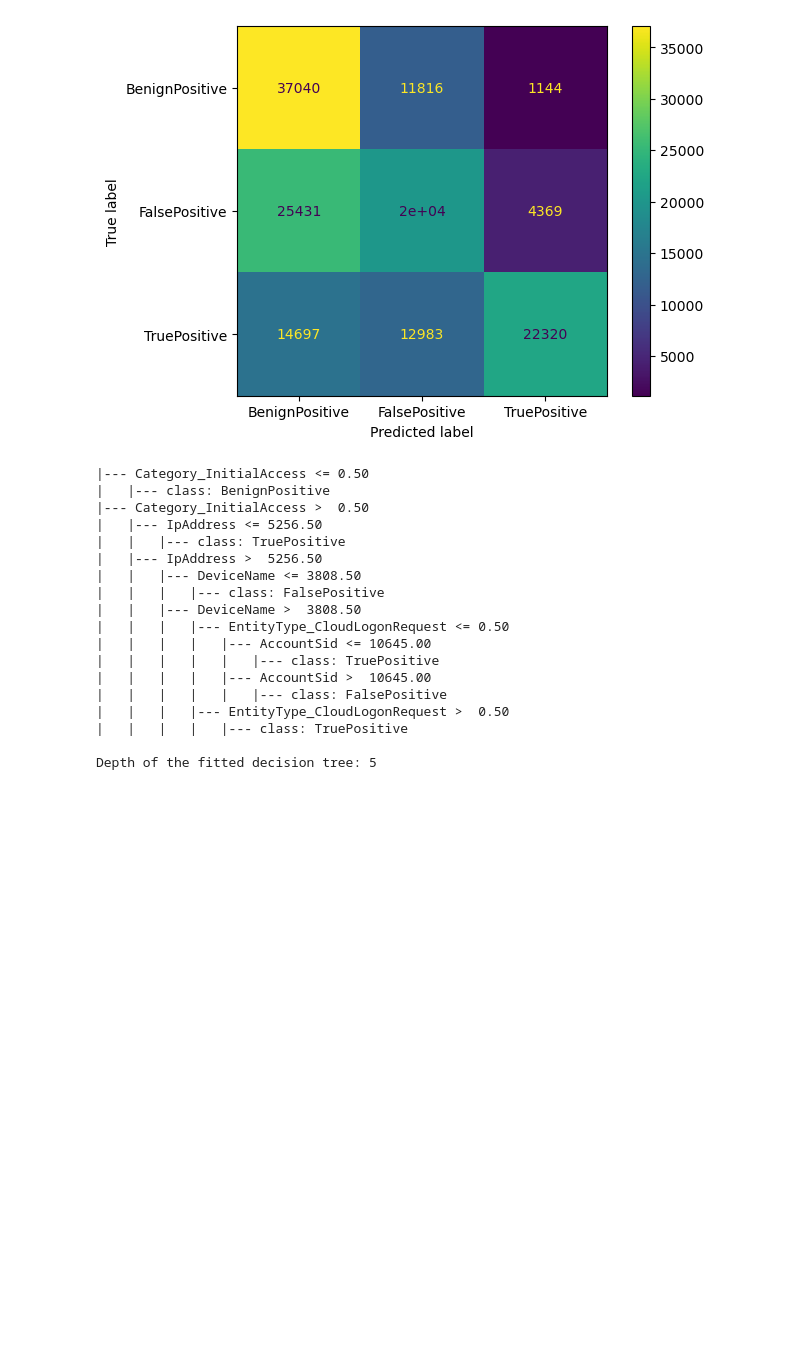
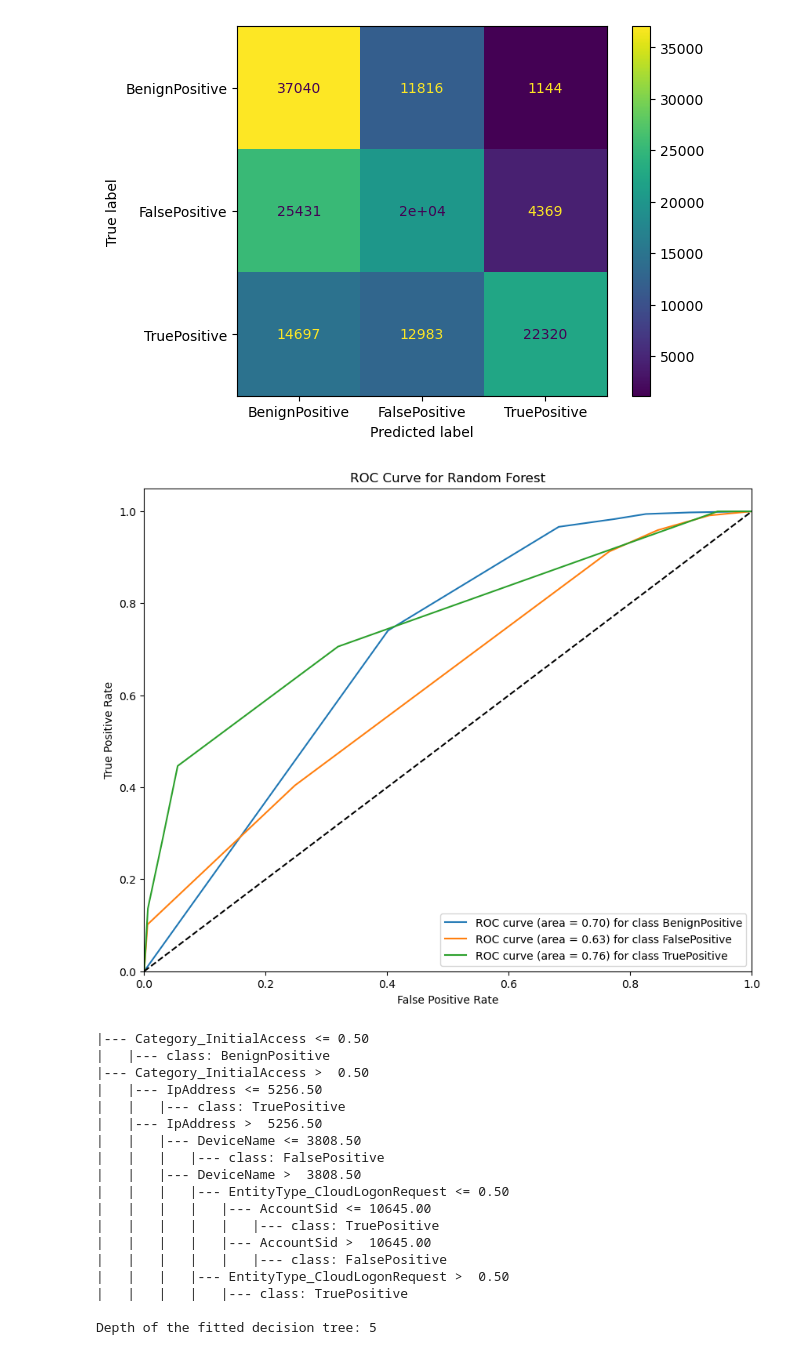
Before and after one commit to mgk2014/PCMLAI-CAPSTONE2, a Jupyter notebook: xdr.ipynb, the cells around one changed output. Cells and saved outputs as stored; diff of their text form; code cells hidden in the pictures; blank space fills up the shorter version.

Commit message:
fixed typo that was causing a wrong roc-auc curve for RF with grid search

```diff
--- a/xdr.ipynb
+++ b/xdr.ipynb
@@ -769,6 +769,11 @@ BenignPositive       0.48      0.74      0.58     50000
   weighted avg       0.58      0.53      0.53    150000
 <Figure size 300x300 with 0 Axes>
 [figure]
+# %%
+# draw ROC-AUC curves
+draw_roc_curves(X_test, y_test, dt_grid.best_estimator_, "Random Forest")
+# %% [output]
+[figure, added]
 # %%
 # export the tree
 
```
Also changed, not shown: parts of 23 cells of this notebook, 3 other files.
